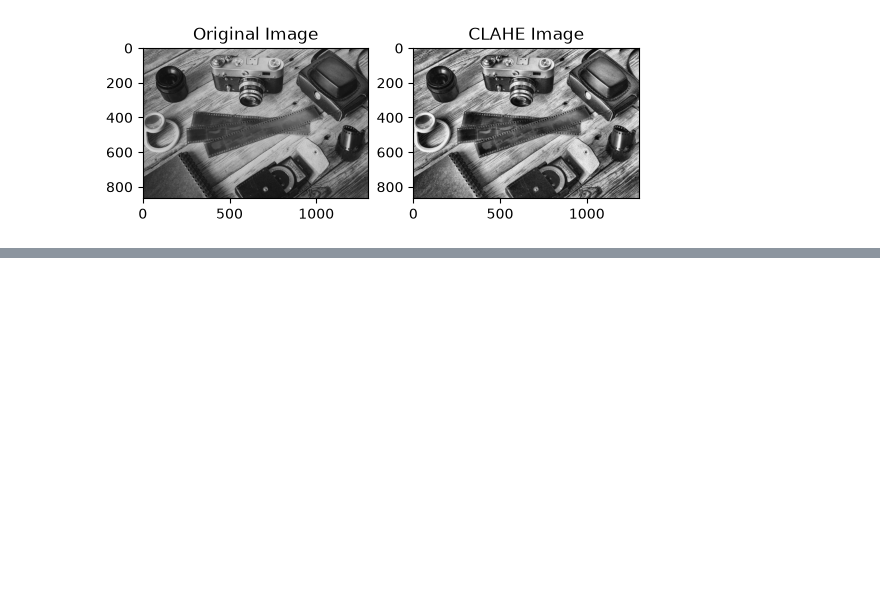
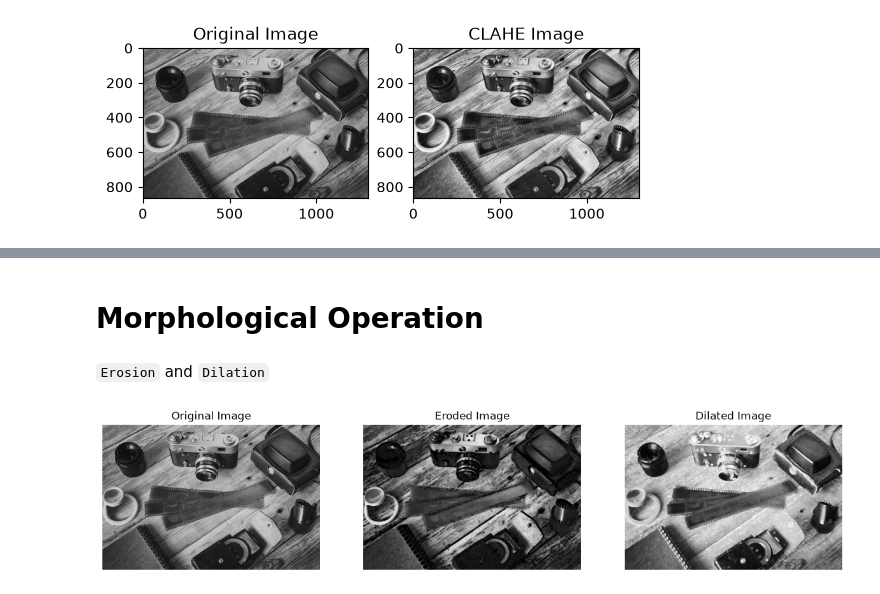
Before and after one commit to MdAshekMahmud/OpenCV, a Jupyter notebook: notebooks/01_image_processing_and_enhancement.ipynb, the cells around one changed output, grey strips where cells are left out. Drawn from its saved outputs; the diff is of its cells as text; code cells hidden in the pictures; blank space fills up the shorter version.

```diff
--- a/notebooks/01_image_processing_and_enhancement.ipynb
+++ b/notebooks/01_image_processing_and_enhancement.ipynb
@@ -74,0 +158,44 @@ else:
+# %% [markdown]
+# Morphological Operation
+# %% [markdown]
+`Erosion` and `Dilation`
+# %%
+import cv2 as cv
+import numpy as np
+import matplotlib.pyplot as plt
+
+img = cv2.imread("../images/samplecamera.jpg", cv2.IMREAD_GRAYSCALE)
+assert img is not None, "File could not be read"
+
+# Define the kernel
+kernel = np.ones((7, 7), np.uint8)
+
+# Perform all morphological operations
+erosion = cv.erode(img, kernel, iterations=1)
+dilation = cv.dilate(img, kernel, iterations=1)
+
+# Display all the images side by side
+plt.figure(figsize=(15, 10))
+
+# Original image
+plt.subplot(2, 3, 1)
+plt.imshow(img, cmap="gray")
+plt.title("Original Image")
+plt.axis("off")
+
+# Eroded image
+plt.subplot(2, 3, 2)
+plt.imshow(erosion, cmap="gray")
+plt.title("Eroded Image")
+plt.axis("off")
+
+# Dilated image
+plt.subplot(2, 3, 3)
+plt.imshow(dilation, cmap="gray")
+plt.title("Dilated Image")
+plt.axis("off")
+
+# Show the images
+plt.show()
+# %% [output]
+[figure, added]
```
Also changed, not shown: parts of 10 cells of this notebook.
